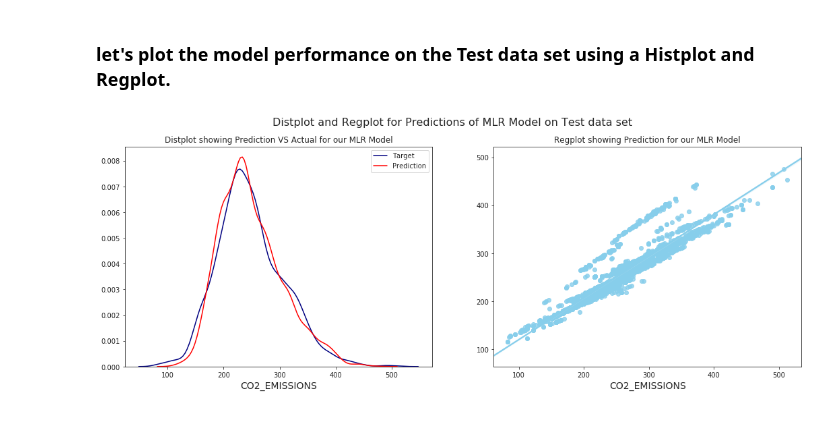
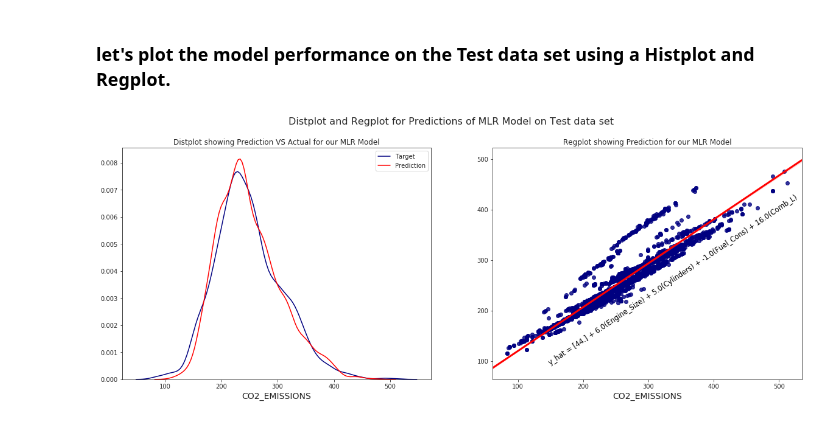
Before and after one commit to Lawrence-Krukrubo/Machine_Learning, a Jupyter notebook: understanding_multiple_linear_regression_with_sklearn.ipynb, the cells around one changed output. Drawn from its saved outputs; the diff is of its cells as text; code cells hidden in the pictures.

```diff
--- a/understanding_multiple_linear_regression_with_sklearn.ipynb
+++ b/understanding_multiple_linear_regression_with_sklearn.ipynb
@@ -367,23 +369,32 @@ With an error_range of only 5% of the target variable range and a coefficient of
 # %% [markdown]
 ### let's plot the model performance on the Test data set using a Histplot and Regplot.
 # %%
-fig = plt.figure(figsize=(18, 6))
+fig = plt.figure(figsize=(20, 7))
 plt.suptitle('Distplot and Regplot for Predictions of MLR Model on Test data set', fontsize=16)
 
 ax = fig.add_subplot(121)
 ax1 = fig.add_subplot(122)
 
 # plotting the Distplot
 sns.distplot(test_y, hist=False, label='Target', color='navy', ax=ax)
 sns.distplot(y_hat, hist=False, label='Prediction', color='red', ax=ax)
 ax.set_xlabel('CO2_EMISSIONS', fontsize=14)
 ax.set_title('Distplot showing Prediction VS Actual for our MLR Model')
 
 # plotting the Regplot
-sns.regplot(test_y.squeeze(), y_hat.squeeze(), color='skyblue', ax=ax1)
+sns.regplot(test_y.squeeze(), y_hat.squeeze(), scatter_kws={"color": "navy"}, line_kws={"color": "red" ,'linewidth':3}, ax=ax1)
+ax1.annotate('y_hat = {} + {}(Engine_Size) + {}(Cylinders) + {}(Fuel_Cons) + {}(Comb_L)'.format(np.round(intercept),
+                                                             np.round(slope[0][0]),
+                                                             np.round(slope[0][1]),
+                                                             np.round(slope[0][2]),
+                                                             np.round(slope[0][3])),
+                                                             xy=(145,420),
+                                                             rotation=34,
+                                                             fontsize=11.5, color='black')
 ax1.set_xlabel('CO2_EMISSIONS', fontsize=14)
 ax1.set_title('Regplot showing Prediction for our MLR Model')
 
+
 plt.show()
 # %% [output]
-[figure, old version]
+[figure, new version]
```
Also changed, not shown: parts of 3 cells of this notebook.
